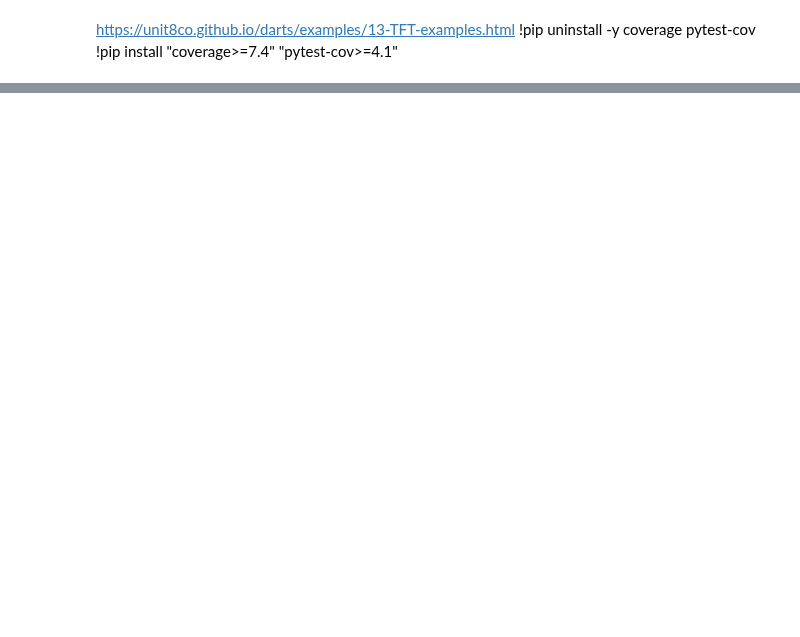
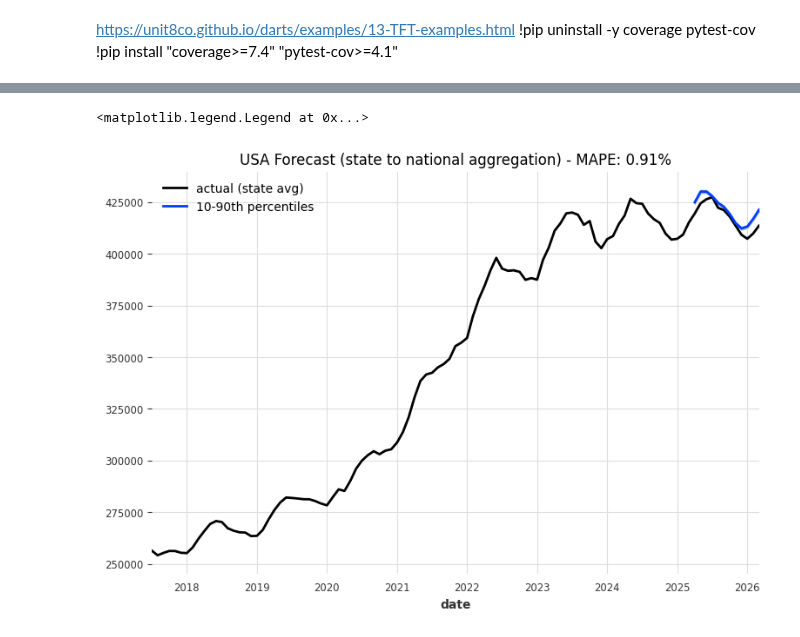
Before and after one commit to walde363/covid-housing-forecast, a Jupyter notebook: notebooks/TFT.ipynb, the cells around one changed output, grey strips where cells are left out. Drawn from its saved outputs; the diff is of its cells as text; code cells hidden in the pictures; blank space fills up the shorter version.

```diff
--- a/notebooks/TFT.ipynb
+++ b/notebooks/TFT.ipynb
@@ -261,62 +384,72 @@ print("Multi-series TFT training complete.")
 # %%
-# Evaluate: predict for each county, compute per-county MAPE, then aggregate to state level
-county_preds = {}
-county_mapes = {}
+# Evaluate: predict for each state, compute per-state MAPE
+state_preds = {}
+state_mapes = {}
 
-for i, (fips, data) in enumerate(county_results.items()):
+for i, (state_name, data) in enumerate(state_results.items()):
     pred = my_model.predict(
         n=len(data['val_transformed']),
         series=data['train_transformed'],
         future_covariates=data['future_cov_transformed'],
         past_covariates=data['past_cov_transformed'],
         num_samples=num_samples,
+        verbose=False
     )
-    county_preds[fips] = pred
-    county_mapes[fips] = mape(data['val_transformed'], pred)
+    state_preds[state_name] = pred
+    state_mapes[state_name] = mape(data['val_transformed'], pred)
 
 # Summary stats
-mape_values = list(county_mapes.values())
-print(f"County-level MAPE across {len(mape_values)} counties:")
+mape_values = list(state_mapes.values())
+print(f"State-level MAPE across {len(mape_values)} states:")
 print(f"  Mean:   {np.mean(mape_values):.2f}%")
 print(f"  Median: {np.median(mape_values):.2f}%")
 print(f"  Min:    {np.min(mape_values):.2f}%")
 print(f"  Max:    {np.max(mape_values):.2f}%")
 
-# --- Aggregate county predictions to state level ---
-# Inverse-transform each county's prediction and actual, then average across counties
+# --- Aggregate state predictions to national level ---
 from functools import reduce
 
-state_pred_dfs = []
-state_actual_dfs = []
+national_actual_dfs = []
+national_pred_samples = []  # keep all samples for quantile bands
 
-for fips, data in county_results.items():
+for state_name, data in state_results.items():
     scaler = data['scaler_target']
-    pred_inv = scaler.inverse_transform(county_preds[fips])
-    val_inv = scaler.inverse_transform(data['val_transformed'])
+    pred_inv = scaler.inverse_transform(state_preds[state_name])
 
-    # Convert to pandas for averaging
-    pred_df = pred_inv.quantile(0.5).to_dataframe()  # median forecast
-    pred_df.columns = [fips]
-    state_pred_dfs.append(pred_df)
+    # Full actual series (train + val), not just validation
+    full_inv = scaler.inverse_transform(data['series_transformed'])
+    full_df = full_inv.to_dataframe()
+    full_df.columns = [state_name]
+    national_actual_dfs.append(full_df)
 
-    val_df = val_inv.to_dataframe()
-    val_df.columns = [fips]
-    state_actual_dfs.append(val_df)
+    # Keep all samples (shape: timesteps x 1 x num_samples) for quantile aggregation
+    national_pred_samples.append(pred_inv.all_values())  # numpy array
 
-# Average across all counties to get state-level
-state_pred_df = pd.concat(state_pred_dfs, axis=1).mean(axis=1).to_frame('median_listing_price_x')
-state_actual_df = pd.concat(state_actual_dfs, axis=1).mean(axis=1).to_frame('median_listing_price_x')
+# Full actual series averaged across states
+national_actual_df = pd.concat(national_actual_dfs, axis=1).mean(axis=1).to_frame('median_listing_price_x')
+national_actual_ts = TimeSeries.from_dataframe(national_actual_df, freq='MS')
 
-state_pred_ts = TimeSeries.from_dataframe(state_pred_df, freq='MS')
-state_actual_ts = TimeSeries.from_dataframe(state_actual_df, freq='MS')
+# Average prediction samples across states → preserves quantile information
+# Each element is (n_timesteps, 1, num_samples); stack and mean over states
+national_pred_arr = np.mean(np.array(national_pred_samples), axis=0)  # (n_timesteps, 1, num_samples)
 
-state_mape = mape(state_actual_ts, state_pred_ts)
-print(f"\nState-level (FL) aggregated MAPE: {state_mape:.2f}%")
+# Build a probabilistic TimeSeries from the averaged samples
+pred_time_index = state_preds[list(state_results.keys())[0]].time_index
+national_pred_ts = TimeSeries.from_times_and_values(
+    times=pred_time_index,
+    values=national_pred_arr,
+)
 
-# Plot state-level result
+national_mape = mape(
+    national_actual_ts.slice(national_pred_ts.start_time(), national_pred_ts.end_time()),
+    national_pred_ts,
+)
+print(f"\n  (USA) national aggregated MAPE: {national_mape:.2f}%")
+
+# Plot national-level result with full actuals and quantile bands
 plt.figure(figsize=figsize)
-state_actual_ts.plot(label="actual (state avg)")
-state_pred_ts.plot(label="predicted (county avg)")
-plt.title(f"FL State-Level Forecast (county→state aggregation) - MAPE: {state_mape:.2f}%")
+national_actual_ts.plot(label="actual (state avg)")
+national_pred_ts.plot(low_quantile=low_q, high_quantile=high_q, label=label_q_inner)
+plt.title(f"USA Forecast (state to national aggregation) - MAPE: {national_mape:.2f}%")
 plt.legend()
 # %% [output]
@@ -335,0 +463,2 @@ plt.legend()
+<matplotlib.legend.Legend at 0x...>
+[figure, added]
```
Also changed, not shown: parts of 13 cells of this notebook, 3 other files.
